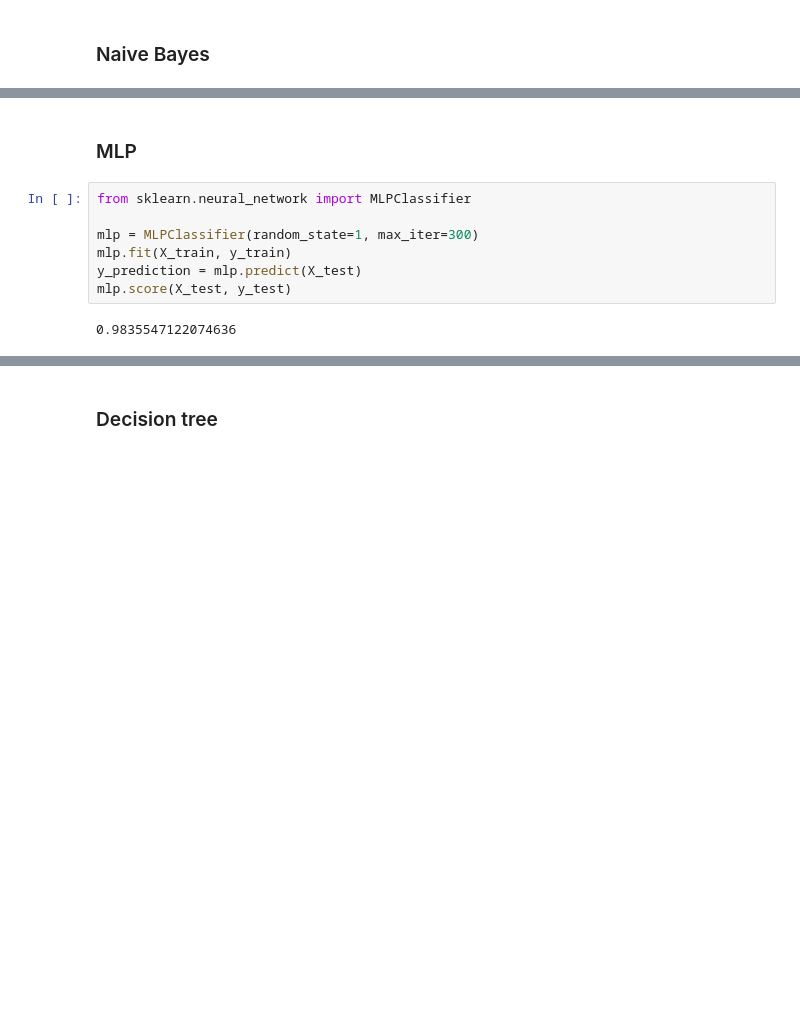
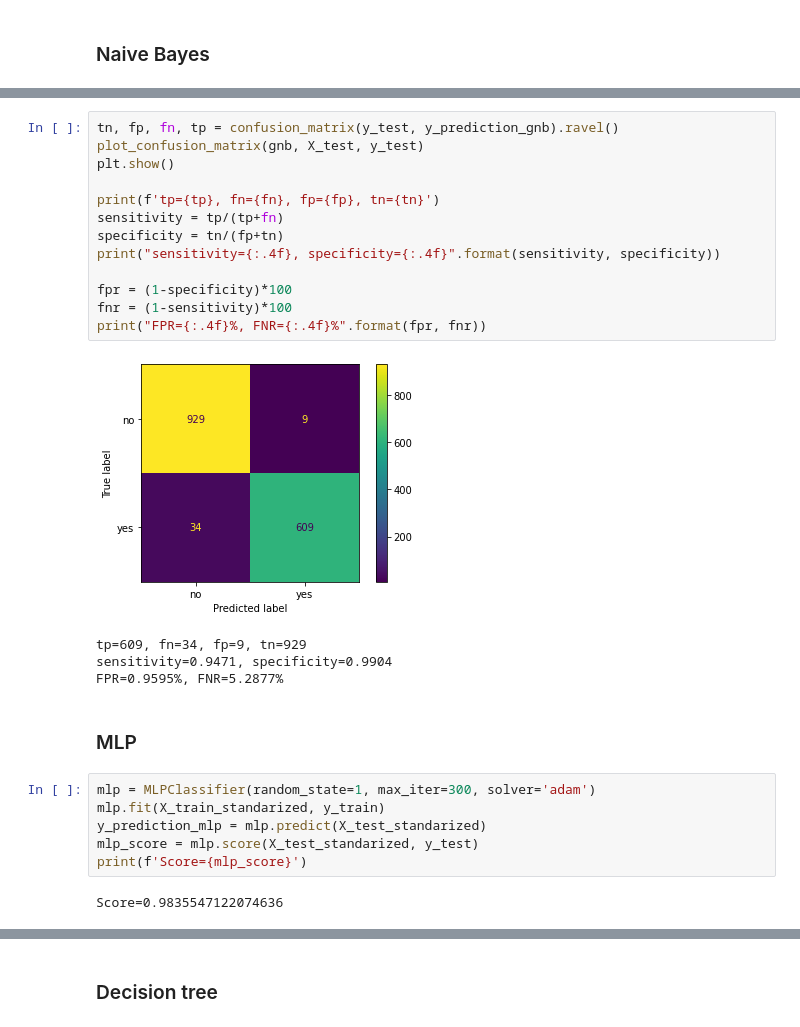
Before and after one commit to carzynsky/Analytics-and-Data-mining, a Jupyter notebook: cz2/spam.ipynb, the cells around one changed output, grey strips where cells are left out. Cells and saved outputs as stored; diff of their text form; blank space fills up the shorter version.

```diff
--- a/cz2/spam.ipynb
+++ b/cz2/spam.ipynb
@@ -70,11 +158,28 @@ gnb.score(X_test, y_test)
+# %%
+tn, fp, fn, tp = confusion_matrix(y_test, y_prediction_gnb).ravel()
+plot_confusion_matrix(gnb, X_test, y_test)
+plt.show()
+
+print(f'tp={tp}, fn={fn}, fp={fp}, tn={tn}')
+sensitivity = tp/(tp+fn)
+specificity = tn/(fp+tn)
+print("sensitivity={:.4f}, specificity={:.4f}".format(sensitivity, specificity))
+
+fpr = (1-specificity)*100
+fnr = (1-sensitivity)*100
+print("FPR={:.4f}%, FNR={:.4f}%".format(fpr, fnr))
+# %% [output]
+[figure, added]
+tp=609, fn=34, fp=9, tn=929
+sensitivity=0.9471, specificity=0.9904
+FPR=0.9595%, FNR=5.2877%
 # %% [markdown]
 ### MLP
 # %%
-from sklearn.neural_network import MLPClassifier
-
-mlp = MLPClassifier(random_state=1, max_iter=300)
-mlp.fit(X_train, y_train)
-y_prediction = mlp.predict(X_test)
-mlp.score(X_test, y_test)
+mlp = MLPClassifier(random_state=1, max_iter=300, solver='adam')
+mlp.fit(X_train_standarized, y_train)
+y_prediction_mlp = mlp.predict(X_test_standarized)
+mlp_score = mlp.score(X_test_standarized, y_test)
+print(f'Score={mlp_score}')
 # %% [output]
-0.9835547122074636
+Score=0.9835547122074636
```
Also changed, not shown: parts of 49 cells of this notebook, 3 other files.
